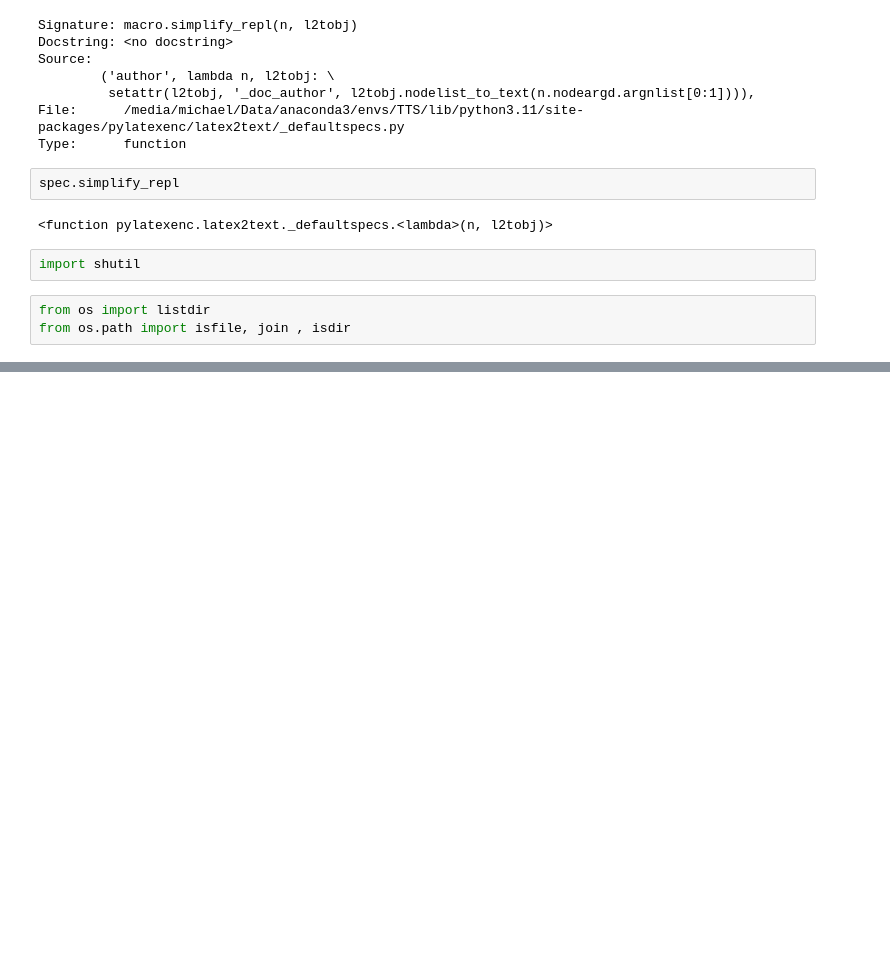
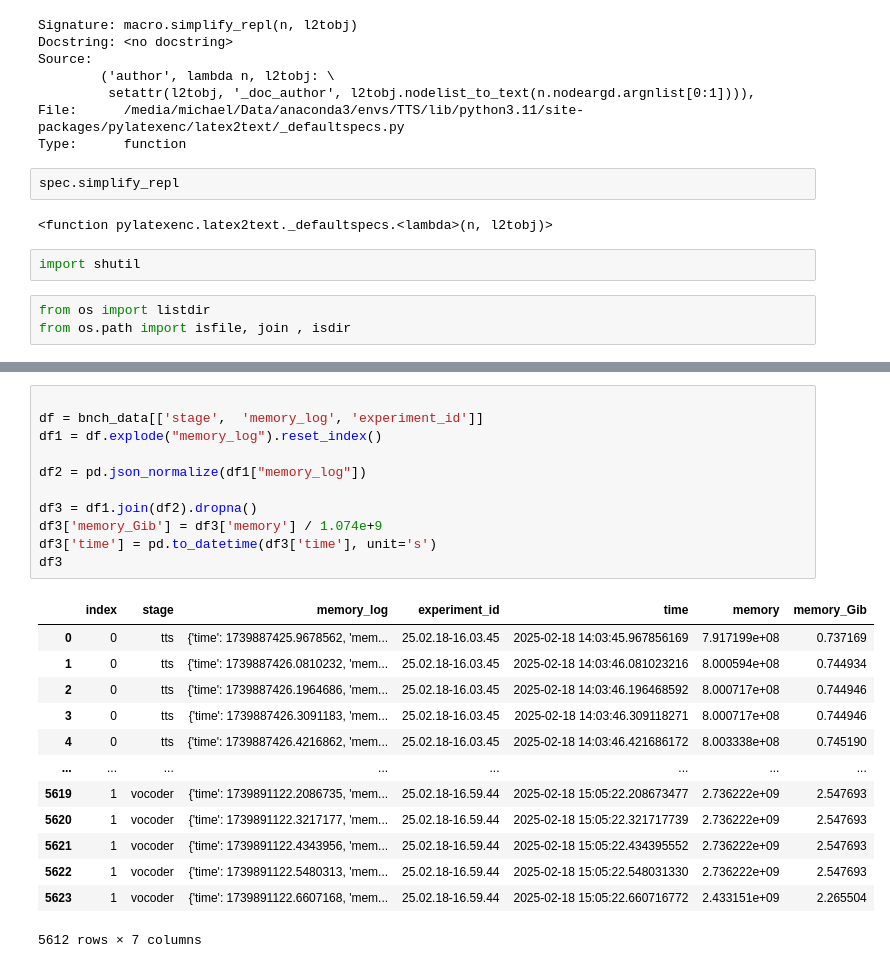
Before and after one commit to vodkolav/ArticleReader, a Jupyter notebook: clean_folders.ipynb, the cells around one changed output, grey strips where cells are left out. Saved outputs shown, nothing was run; the diff lists cells and outputs as text; blank space fills up the shorter version.

```diff
--- a/clean_folders.ipynb
+++ b/clean_folders.ipynb
@@ -934,0 +991,25 @@ from os.path import isfile, join , isdir
+# %%
+
+df = bnch_data[['stage',  'memory_log', 'experiment_id']]
+df1 = df.explode("memory_log").reset_index()
+
+df2 = pd.json_normalize(df1["memory_log"])
+
+df3 = df1.join(df2).dropna()
+df3['memory_Gib'] = df3['memory'] / 1.074e+9
+df3['time'] = pd.to_datetime(df3['time'], unit='s')
+df3
+# %% [output]
+|  | index | stage | memory_log | experiment_id | time | memory | memory_Gib |
+| 0 | 0 | tts | {'time': 1739887425.9678562, 'mem... | 25.02.18-16.03.45 | 2025-02-18 14:03:45.967856169 | 7.917199e+08 | 0.737169 |
+| 1 | 0 | tts | {'time': 1739887426.0810232, 'mem... | 25.02.18-16.03.45 | 2025-02-18 14:03:46.081023216 | 8.000594e+08 | 0.744934 |
+| 2 | 0 | tts | {'time': 1739887426.1964686, 'mem... | 25.02.18-16.03.45 | 2025-02-18 14:03:46.196468592 | 8.000717e+08 | 0.744946 |
+| 3 | 0 | tts | {'time': 1739887426.3091183, 'mem... | 25.02.18-16.03.45 | 2025-02-18 14:03:46.309118271 | 8.000717e+08 | 0.744946 |
+| 4 | 0 | tts | {'time': 1739887426.4216862, 'mem... | 25.02.18-16.03.45 | 2025-02-18 14:03:46.421686172 | 8.003338e+08 | 0.745190 |
+| ... | ... | ... | ... | ... | ... | ... | ... |
+| 5619 | 1 | vocoder | {'time': 1739891122.2086735, 'mem... | 25.02.18-16.59.44 | 2025-02-18 15:05:22.208673477 | 2.736222e+09 | 2.547693 |
+| 5620 | 1 | vocoder | {'time': 1739891122.3217177, 'mem... | 25.02.18-16.59.44 | 2025-02-18 15:05:22.321717739 | 2.736222e+09 | 2.547693 |
+| 5621 | 1 | vocoder | {'time': 1739891122.4343956, 'mem... | 25.02.18-16.59.44 | 2025-02-18 15:05:22.434395552 | 2.736222e+09 | 2.547693 |
+| 5622 | 1 | vocoder | {'time': 1739891122.5480313, 'mem... | 25.02.18-16.59.44 | 2025-02-18 15:05:22.548031330 | 2.736222e+09 | 2.547693 |
+| 5623 | 1 | vocoder | {'time': 1739891122.6607168, 'mem... | 25.02.18-16.59.44 | 2025-02-18 15:05:22.660716772 | 2.433151e+09 | 2.265504 |
+5612 rows × 7 columns
```
Also changed, not shown: parts of 15 cells of this notebook, 4 other files.
